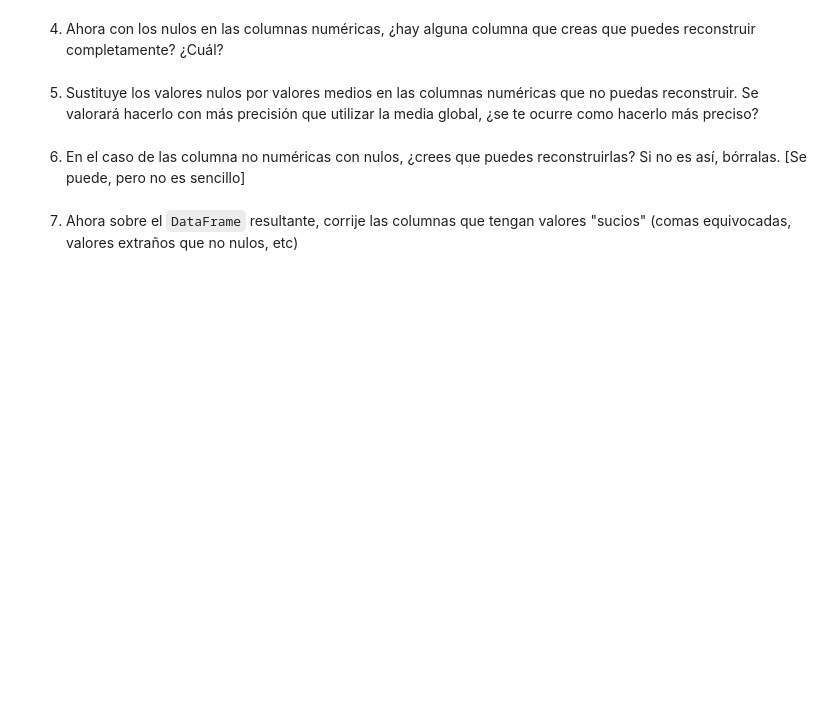
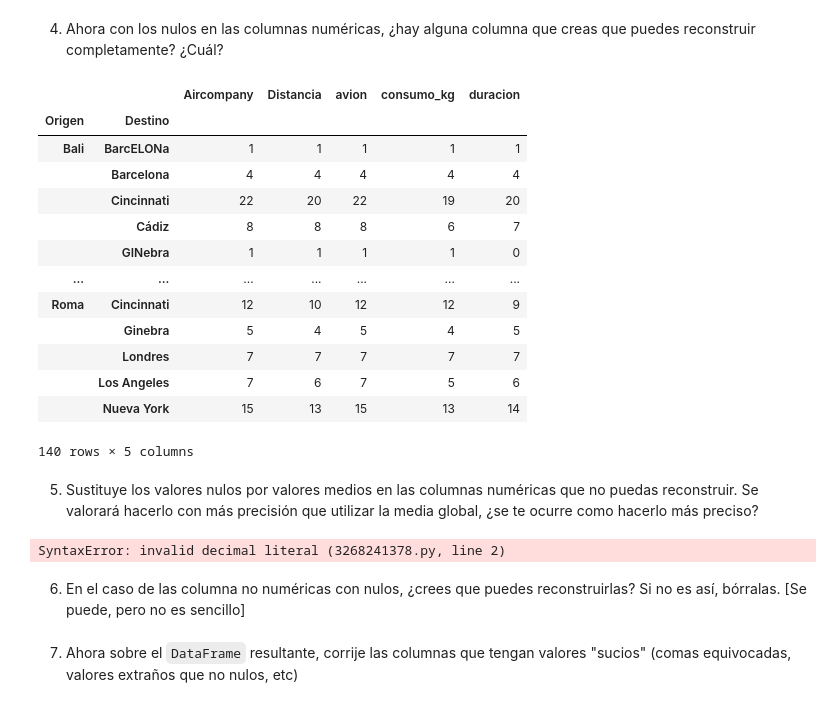
Before and after one commit to ds-online-tb/DS-Online, a Jupyter notebook: 02_Herramientas_Avanzadas/Sprint_04/Unidad_02_Pandas_II/03_Practica_Obligatoria/18_Practica_Obligatoria_Pandas_II_danilo_castillo.ipynb, the cells around one changed output. Drawn from its saved outputs; the diff is of its cells as text; code cells hidden in the pictures; blank space fills up the shorter version.

```diff
--- a/02_Herramientas_Avanzadas/Sprint_04/Unidad_02_Pandas_II/03_Practica_Obligatoria/18_Practica_Obligatoria_Pandas_II_danilo_castillo.ipynb
+++ b/02_Herramientas_Avanzadas/Sprint_04/Unidad_02_Pandas_II/03_Practica_Obligatoria/18_Practica_Obligatoria_Pandas_II_danilo_castillo.ipynb
@@ -108,7 +148,35 @@ Length: 1000, dtype: bool
 # %% [markdown]
 4. Ahora con los nulos en las columnas numéricas, ¿hay alguna columna que creas que puedes reconstruir completamente? ¿Cuál?
+# %%
+df_viajes_aereos["Destino"].unique()
+
+#df_viajes_aereos.loc[:, "consumo_kg"] = df_viajes_aereos["consumo_kg"].str. replace(",","-").astype(float)
+
+
+df_viajes_aereos.groupby(["Origen", "Destino"]) .count ()
+# %% [output]
+|  |  | Aircompany | Distancia | avion | consumo_kg | duracion |
+| Origen | Destino |  |  |  |  |  |
+| Bali | BarcELONa | 1 | 1 | 1 | 1 | 1 |
+|  | Barcelona | 4 | 4 | 4 | 4 | 4 |
+|  | Cincinnati | 22 | 20 | 22 | 19 | 20 |
+|  | Cádiz | 8 | 8 | 8 | 6 | 7 |
+|  | GINebra | 1 | 1 | 1 | 1 | 0 |
+| ... | ... | ... | ... | ... | ... | ... |
+| Roma | Cincinnati | 12 | 10 | 12 | 12 | 9 |
+|  | Ginebra | 5 | 4 | 5 | 4 | 5 |
+|  | Londres | 7 | 7 | 7 | 7 | 7 |
+|  | Los Angeles | 7 | 6 | 7 | 5 | 6 |
+|  | Nueva York | 15 | 13 | 15 | 13 | 14 |
+140 rows × 5 columns
 # %% [markdown]
 5. Sustituye los valores nulos por valores medios en las columnas numéricas que no puedas reconstruir. Se valorará hacerlo con más precisión que utilizar la media global, ¿se te ocurre como hacerlo más preciso?
+# %%
+
+df_viajes_aereos.loc[:, "consumo_kg"] = df_viajes_aereos["consumo_kg"].str. replace(",","-").astype(float)
+0.0s
+# %% [output]
+SyntaxError: invalid decimal literal (3268241378.py, line 2)
 # %% [markdown]
 6. En el caso de las columna no numéricas con nulos, ¿crees que puedes reconstruirlas? Si no es así, bórralas. [Se puede, pero no es sencillo]
 # %% [markdown]
```
Also changed, not shown: parts of 7 cells of this notebook, 1 other file.
